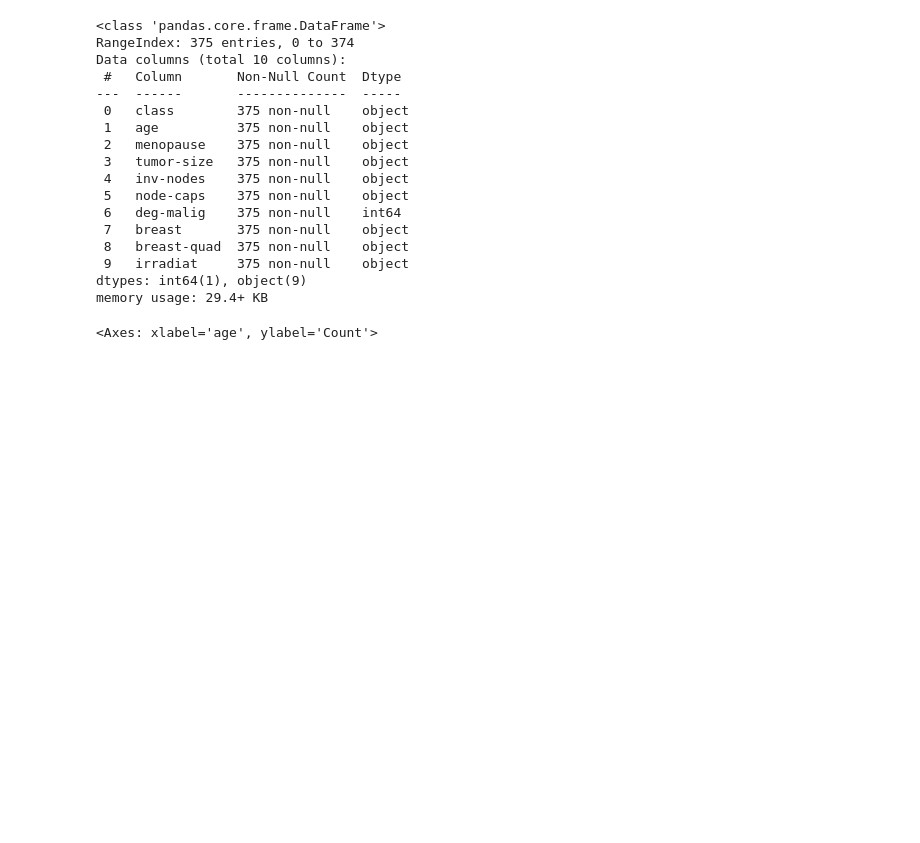
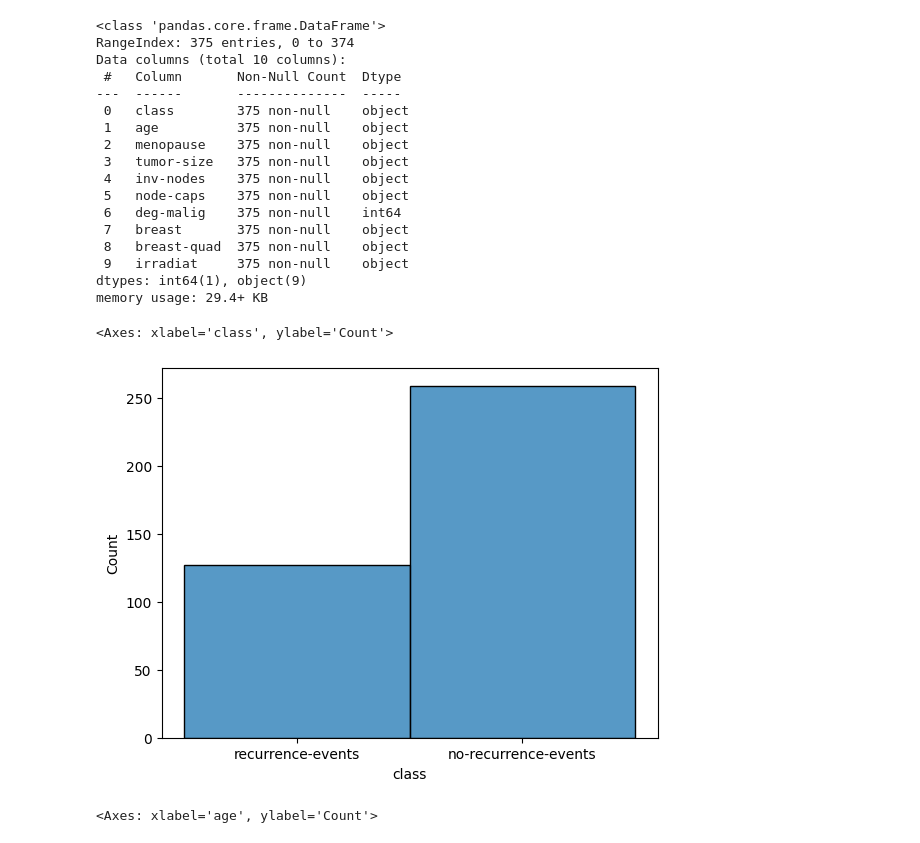
Before and after one commit to Martin8156/379L_project01, a Jupyter notebook: Project01.ipynb, the cells around one changed output. Saved outputs shown, nothing was run; the diff lists cells and outputs as text; code cells hidden in the pictures; blank space fills up the shorter version.

```diff
--- a/Project01.ipynb
+++ b/Project01.ipynb
@@ -236,6 +236,11 @@ data['node-caps'] = data['node-caps'].astype("category")
 data['breast'] = data['breast'].astype("category")
 data['breast-quad'] = data['breast-quad'].astype("category") # turn to one-hot encoding later
 data['irradiat'] = data['irradiat'].astype("category")
+# %%
+sns.histplot(data=data['class'])
+# %% [output]
+<Axes: xlabel='class', ylabel='Count'>
+[figure, added]
 # %%
 sns.histplot(data=data['age'], bins=5, kde=True)
 # %% [output]
```
